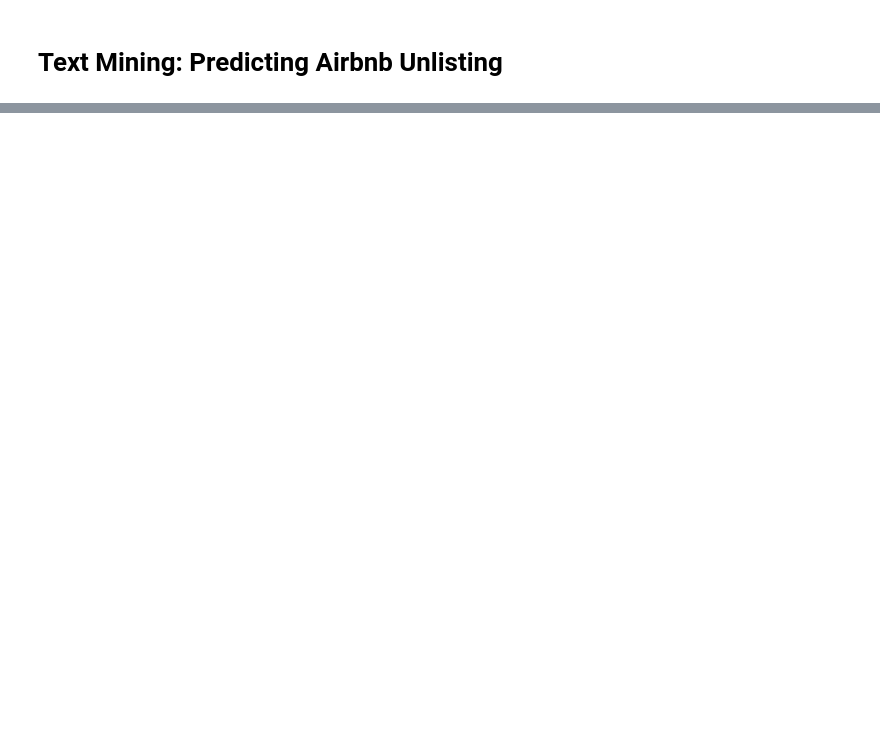
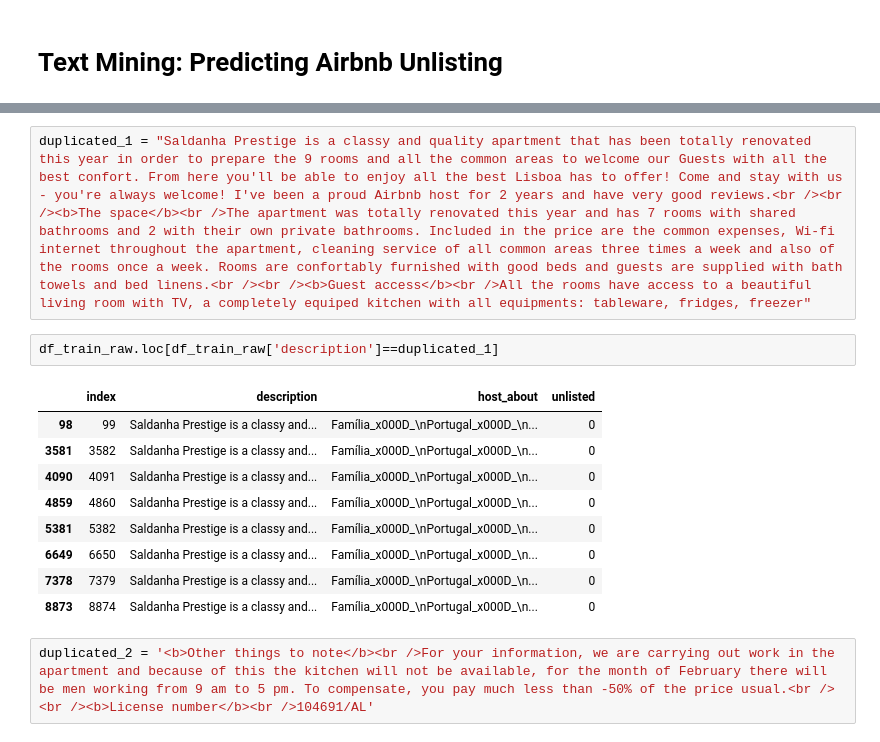
Before and after one commit to iryna-savchuk/TM_project, a Jupyter notebook: NLP_17.ipynb, the cells around one changed output, grey strips where cells are left out. Saved outputs shown, nothing was run; the diff lists cells and outputs as text; blank space fills up the shorter version.

```diff
--- a/NLP_17.ipynb
+++ b/NLP_17.ipynb
@@ -31,0 +159,16 @@ from sklearn.metrics import classification_report, confusion_matrix
+# %%
+duplicated_1 = "Saldanha Prestige is a classy and quality apartment that has been totally renovated this year in order to prepare the 9 rooms and all the common areas to welcome our Guests with all the best confort. From here you'll be able to enjoy all the best Lisboa has to offer! Come and stay with us - you're always welcome! I've been a proud Airbnb host for 2 years and have very good reviews.<br /><br /><b>The space</b><br />The apartment was totally renovated this year and has 7 rooms with shared bathrooms and 2 with their own private bathrooms. Included in the price are the common expenses, Wi-fi internet throughout the apartment, cleaning service of all common areas three times a week and also of the rooms once a week. Rooms are confortably furnished with good beds and guests are supplied with bath towels and bed linens.<br /><br /><b>Guest access</b><br />All the rooms have access to a beautiful living room with TV, a completely equiped kitchen with all equipments: tableware, fridges, freezer"
+# %%
+df_train_raw.loc[df_train_raw['description']==duplicated_1]
+# %% [output]
+|  | index | description | host_about | unlisted |
+| 98 | 99 | Saldanha Prestige is a classy and... | Família_x000D_\nPortugal_x000D_\n... | 0 |
+| 3581 | 3582 | Saldanha Prestige is a classy and... | Família_x000D_\nPortugal_x000D_\n... | 0 |
+| 4090 | 4091 | Saldanha Prestige is a classy and... | Família_x000D_\nPortugal_x000D_\n... | 0 |
+| 4859 | 4860 | Saldanha Prestige is a classy and... | Família_x000D_\nPortugal_x000D_\n... | 0 |
+| 5381 | 5382 | Saldanha Prestige is a classy and... | Família_x000D_\nPortugal_x000D_\n... | 0 |
+| 6649 | 6650 | Saldanha Prestige is a classy and... | Família_x000D_\nPortugal_x000D_\n... | 0 |
+| 7378 | 7379 | Saldanha Prestige is a classy and... | Família_x000D_\nPortugal_x000D_\n... | 0 |
+| 8873 | 8874 | Saldanha Prestige is a classy and... | Família_x000D_\nPortugal_x000D_\n... | 0 |
+# %%
+duplicated_2 = '<b>Other things to note</b><br />For your information, we are carrying out work in the apartment and because of this the kitchen will not be available, for the month of February there will be men working from 9 am to 5 pm. To compensate, you pay much less than -50% of the price usual.<br /><br /><b>License number</b><br />104691/AL'
```
Also changed, not shown: parts of 25 cells of this notebook.
